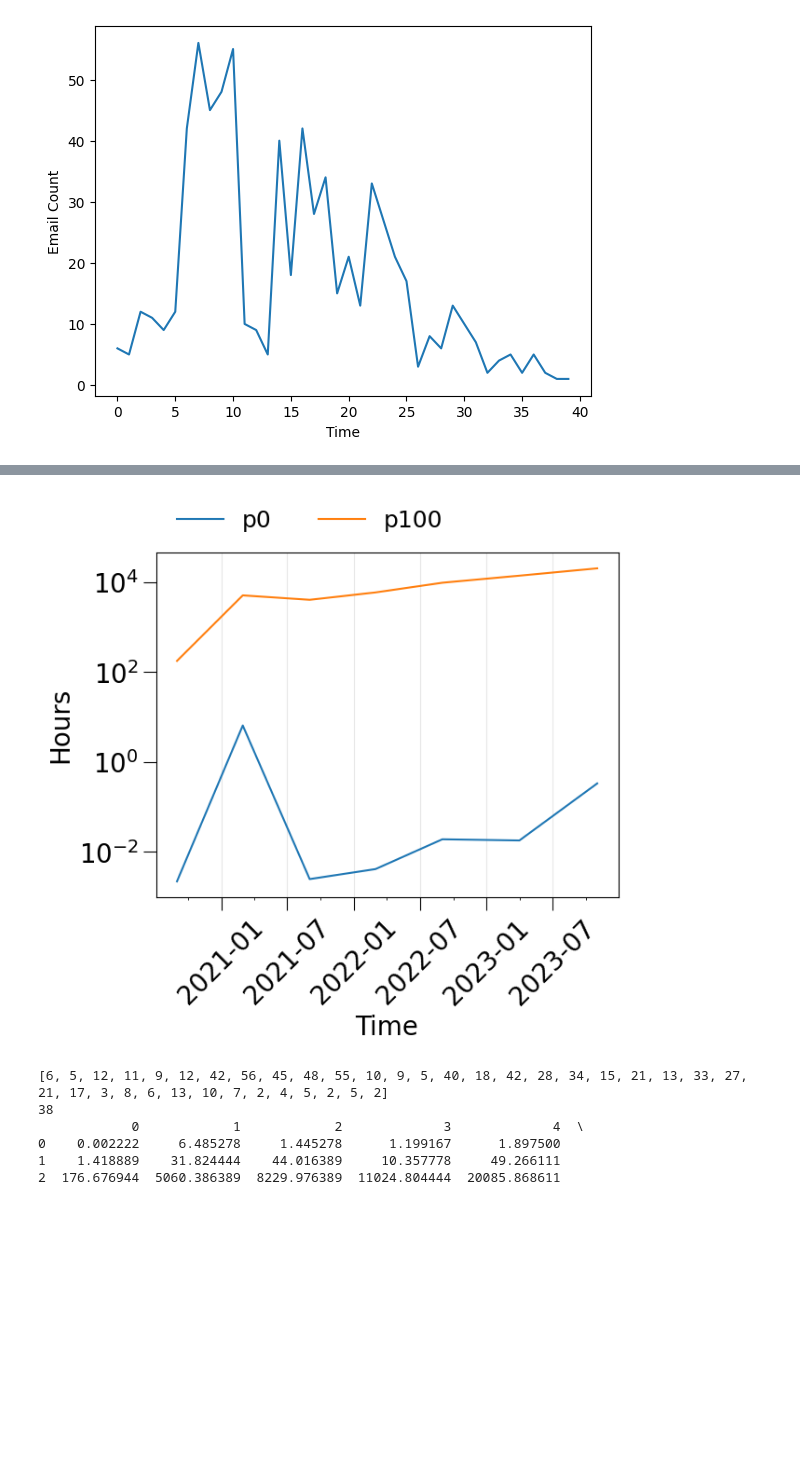
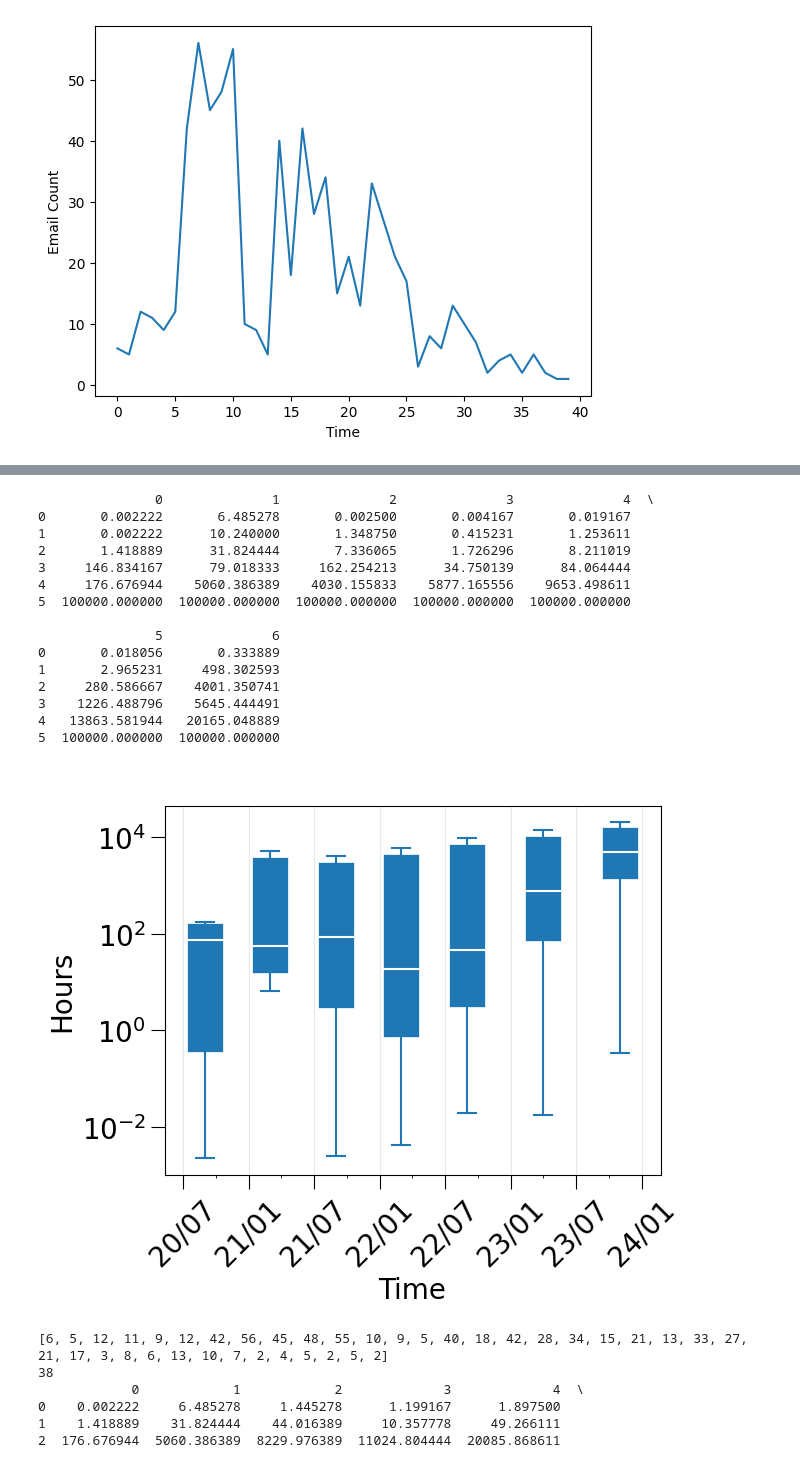
Before and after one commit to Richardhongyu/rfl_empirical_tools, a Jupyter notebook: figures_ppt/figure5 copy.ipynb, the cells around one changed output, grey strips where cells are left out. Saved outputs shown, nothing was run; the diff lists cells and outputs as text; code cells hidden in the pictures; blank space fills up the shorter version.

```diff
--- a/figures_ppt/figure5 copy.ipynb
+++ b/figures_ppt/figure5 copy.ipynb
@@ -1015,23 +1015,23 @@ label_conf = dict(size=20)
 a = json.loads(jsonfile)
 with open(json_file_1, 'r') as file:
     b = json.load(file)
-num = [[],[]]
+num = [[],[],[],[],[]]
 pr_number = []
 time = []
-labels = [f'p{100*j}' for j in range(2)]
+labels = [f'p{25*j}' for j in range(5)]
 for i in a["data"]:
-    for j in range(2):
+    for j in range(5):
         num[j].append(i[labels[j]])
     time.append(np.datetime64(i["event_month"]))
 for j in b["data"]:
     pr_number.append(j['all_size'])
 # time_pretty = np.arange(np.datetime64('2020-09'), np.datetime64('2024-01'), np.timedelta64(6, 'M'))
-print(num)
-print(pr_number)
+# print(num)
+# print(pr_number)
 num = np.array(num)
 num_df = pd.DataFrame(num)
 num_df = num_df.fillna(0)
-print(num_df)
+# print(num_df)
 # time_panda = pd.date_range('20200901','20231101', freq='6m').to_list()
 # print(time_panda)
 # print(time_pretty)
@@ -1049,12 +1049,15 @@ new_num_df[1] = num_df.iloc[:,1:6].sum(axis=1)
 # new_num_df[5] = num_df.iloc[:,24:31].sum(axis=1)
 # new_num_df[6] = num_df.iloc[:,31:36].sum(axis=1)
 for i in range(2,7):
-    print(6+6*(i-2), 6+6*(i-2) + 6)
-    print(time[6+6*(i-2)])
+    # print(6+6*(i-2), 6+6*(i-2) + 6)
+    # print(time[6+6*(i-2)])
     cur_df = num_df.iloc[:,6+6*(i-2):6+6*(i-2) + 6]
-    min = cur_df.iloc[0].min()
-    max = cur_df.iloc[1].max()
-    s = pd.Series([min,max])
+    r1 = cur_df.iloc[0].min()
+    r2 = cur_df.iloc[1].mean()
+    r3 = cur_df.iloc[2].mean()
+    r4 = cur_df.iloc[3].mean()
+    r5 = cur_df.iloc[4].max()
+    s = pd.Series([r1,r2,r3,r4,r5])
     new_num_df[i] = s
 
 # print(num.cumsum(axis=1))
@@ -1065,11 +1068,21 @@ x = [i for i in range(len(num))]
 # plt.plot(x, num)
 fig, ax = plt.subplots(dpi=100)
 plt.yscale("log")
-for i in range(2):
-    # ax.plot(time_pretty, data[i].values(), label=labels[i])
-    # ax.plot(time, num_df.loc[i], label=labels[i])
-    ax.plot(new_time, new_num_df.iloc[i], label=labels[i])
-ax.xaxis.set_major_formatter(mdates.DateFormatter('%Y-%m'))
+new_num_df.loc[len(new_num_df)] = [10_0000 for _ in range(7)]
+print(new_num_df)
+new_time = np.array(new_time)
+# for i in range(5):
+#     # ax.plot(time_pretty, data[i].values(), label=labels[i])
+#     # ax.plot(time, num_df.loc[i], label=labels[i])
+#     # ax.plot(new_time, new_num_df.iloc[i], label=labels[i])
+ax.boxplot(new_num_df, positions=new_time.astype(int), widths=100, patch_artist=True,
+            showmeans=False, showfliers=False,
+            medianprops={"color": "white", "linewidth": 1.5},
+            boxprops={"facecolor": "C0", "edgecolor": "white",
+                        "linewidth": 0.5},
+            whiskerprops={"color": "C0", "linewidth": 1.5},
+            capprops={"color": "C0", "linewidth": 1.5})
+ax.xaxis.set_major_formatter(mdates.DateFormatter('%y/%m'))
 ax.xaxis.set_major_locator(mdates.MonthLocator(interval=6))
 ax.xaxis.set_minor_locator(mdates.MonthLocator(interval=3))
 ax.tick_params(labelsize=20, size=10)
@@ -1077,7 +1090,7 @@ ax.tick_params(axis='x', rotation=45)
 ax.set_xlabel("Time", **label_conf)
 ax.set_ylabel("Hours", **label_conf)
 ax.grid(axis='x', alpha=0.3)
-ax.legend(ncol=2, frameon=False, bbox_to_anchor=(0,1), loc='lower left',fontsize=18)
-fig.savefig('figure5_cpoy.pdf', bbox_inches='tight')
+ax.legend(ncol=3, frameon=False, bbox_to_anchor=(0,1), loc='lower left',fontsize=18)
+fig.savefig('figure5_copy_right_subplot.pdf', bbox_inches='tight')
 # plt.imshow()
 # %% [output]
@@ -1101,4 +1098,19 @@ fig.savefig('figure5_cpoy.pdf', bbox_inches='tight')
+               0              1              2              3              4  \
+0       0.002222       6.485278       0.002500       0.004167       0.019167
+1       0.002222      10.240000       1.348750       0.415231       1.253611
+2       1.418889      31.824444       7.336065       1.726296       8.211019
+3     146.834167      79.018333     162.254213      34.750139      84.064444
+4     176.676944    5060.386389    4030.155833    5877.165556    9653.498611
+5  100000.000000  100000.000000  100000.000000  100000.000000  100000.000000
+
+               5              6
+0       0.018056       0.333889
+1       2.965231     498.302593
+2     280.586667    4001.350741
+3    1226.488796    5645.444491
+4   13863.581944   20165.048889
+5  100000.000000  100000.000000
-[figure, old version]
+[figure, new version]
 # %%
 print(pr_number)
 print(len(pr_number))
```
Also changed, not shown: parts of 1 cell of this notebook, 5 other files.
